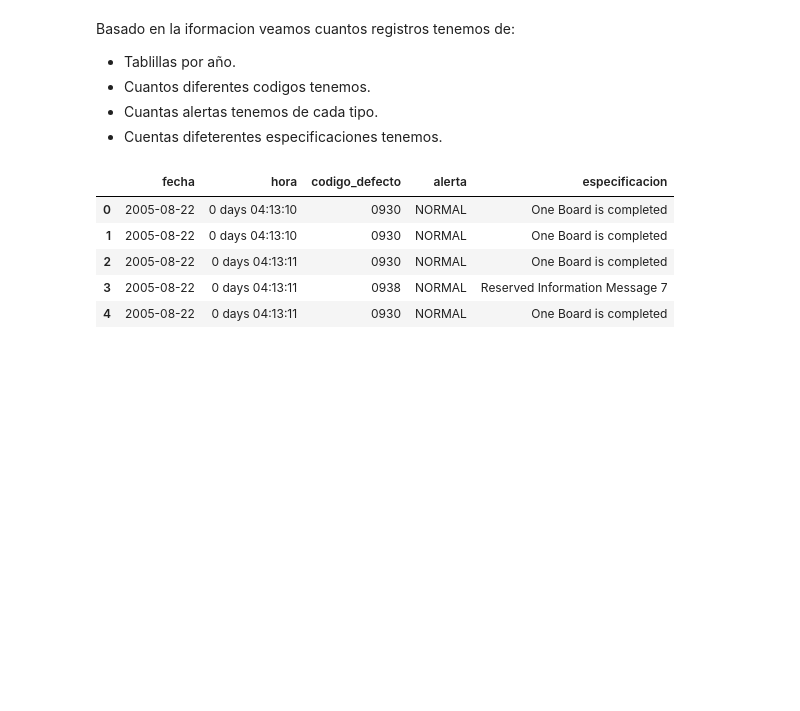
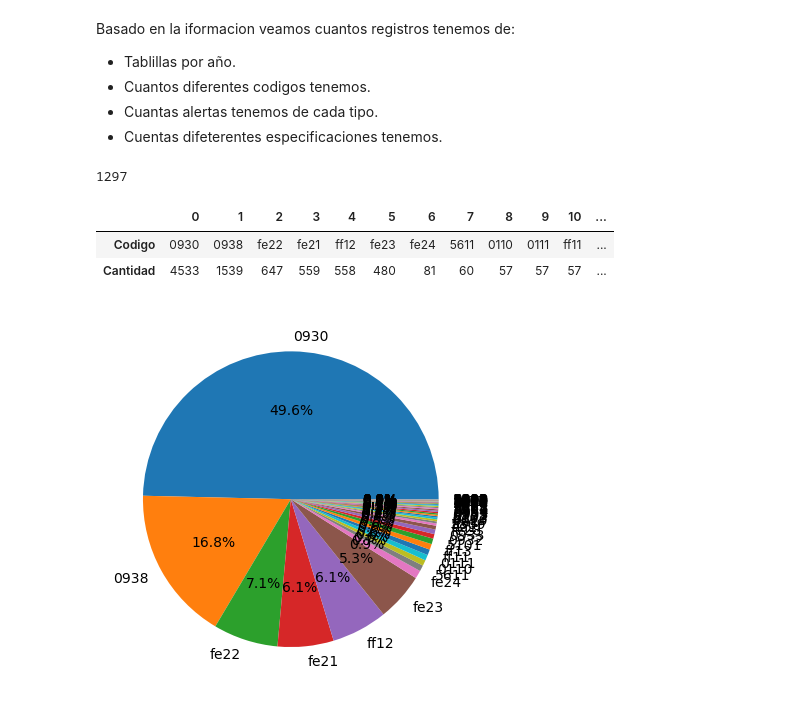
Before and after one commit to Brayam1998/log_maq, a Jupyter notebook: analisis_exploratorio/analisis_exploratorio.ipynb, the cells around one changed output. Saved outputs shown, nothing was run; the diff lists cells and outputs as text; code cells hidden in the pictures; blank space fills up the shorter version.

Commit message:
plots_creados

```diff
--- a/analisis_exploratorio/analisis_exploratorio.ipynb
+++ b/analisis_exploratorio/analisis_exploratorio.ipynb
@@ -58,9 +66,25 @@ data['hora'] = pd.to_timedelta(data['hora'])
-# %%
-data.head()
-# %% [output]
-|  | fecha | hora | codigo_defecto | alerta | especificacion |
-| 0 | 2005-08-22 | 0 days 04:13:10 | 0930 | NORMAL | One Board is completed |
-| 1 | 2005-08-22 | 0 days 04:13:10 | 0930 | NORMAL | One Board is completed |
-| 2 | 2005-08-22 | 0 days 04:13:11 | 0930 | NORMAL | One Board is completed |
-| 3 | 2005-08-22 | 0 days 04:13:11 | 0938 | NORMAL | Reserved Information Message 7 |
-| 4 | 2005-08-22 | 0 days 04:13:11 | 0930 | NORMAL | One Board is completed |
+# %%
+#tablillas por año
+data[data["fecha"] == pd.to_datetime("2005-08-22")].__len__()
+# %% [output]
+1297
+# %%
+# Cuantos codigos tenemos de cada uno
+cd= data["codigo_defecto"].value_counts()
+cd =pd.DataFrame(data={'Codigo': cd.index, 'Cantidad': cd.values})
+cd.head(15).T
+# %% [output]
+|  | 0 | 1 | 2 | 3 | 4 | 5 | 6 | 7 | 8 | 9 | 10 | ... |
+| Codigo | 0930 | 0938 | fe22 | fe21 | ff12 | fe23 | fe24 | 5611 | 0110 | 0111 | ff11 | ... |
+| Cantidad | 4533 | 1539 | 647 | 559 | 558 | 480 | 81 | 60 | 57 | 57 | 57 | ... |
+# %%
+# Datos
+grupos =data["codigo_defecto"].value_counts().index
+valor =data["codigo_defecto"].value_counts().values
+
+# Pie chart
+fig, ax = plt.subplots()
+ax.pie(valor, labels = grupos , autopct = '%1.1f%%')
+plt.show()
+# %% [output]
+[figure, added]
```
Also changed, not shown: parts of 6 cells of this notebook.
